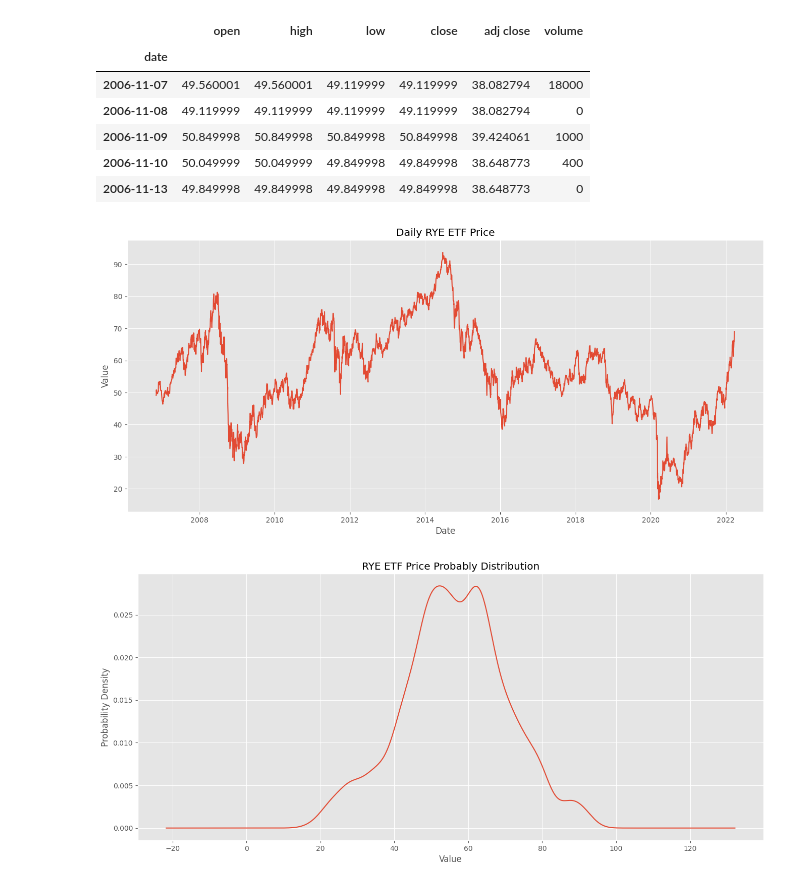
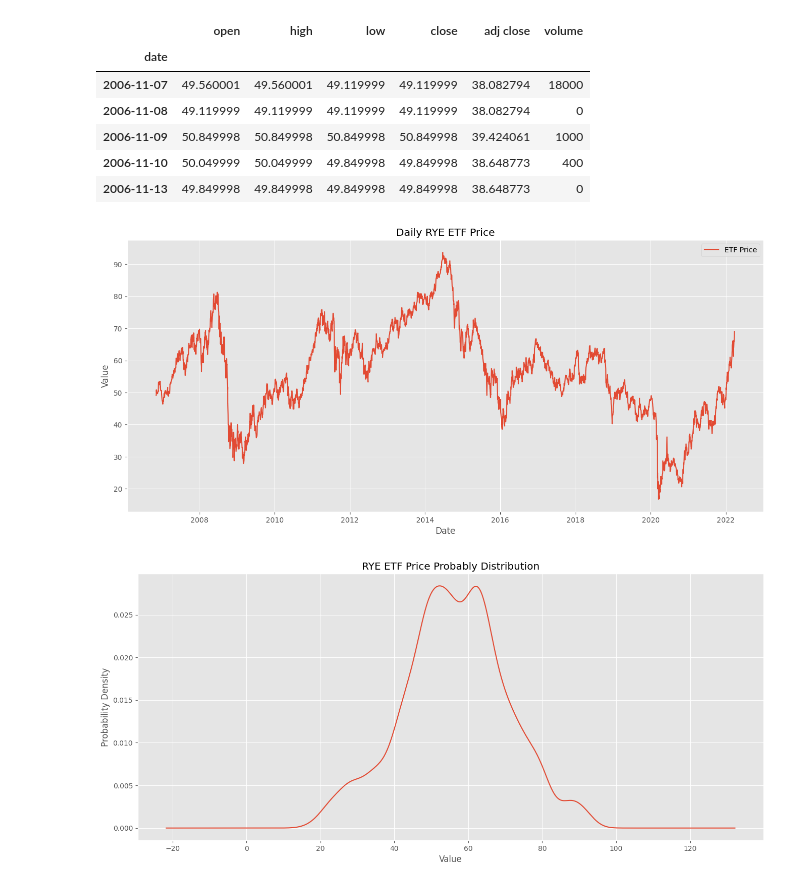
Before and after one commit to kobertlam/Energy_ETF_RYE_Forecast, a Jupyter notebook: machine_learning_model_1_ARIMA_univariate.ipynb, the cells around one changed output. Saved outputs shown, nothing was run; the diff lists cells and outputs as text; code cells hidden in the pictures.

```diff
--- a/machine_learning_model_1_ARIMA_univariate.ipynb
+++ b/machine_learning_model_1_ARIMA_univariate.ipynb
@@ -17,8 +24,12 @@ rcParams['figure.figsize'] = 16, 7
 # %%
 # Import data
-rye = pd.read_csv('rye.csv', parse_dates=['date'], index_col='date')
+
+rye = pd.read_csv('Resources/rye.csv', parse_dates=['date'], index_col='date')
 rye.dropna(inplace=True)
 
+# query = 'SELECT * FROM rye'
+# rye = pd.read_sql(query, db_connection, parse_dates=['date'], index_col='date')
+
 rye.head()
 # %% [output]
 |  | open | high | low | close | adj close | volume |
@@ -34,8 +45,10 @@ rye.head()
 ## Plot time series
 def plot_df(x, y, title='', xlabel='Date', ylabel='Value', dpi=100):
     plt.figure(figsize=(16, 7), dpi=dpi)
-    plt.plot(x, y)
+    for item in y:
+        plt.plot(x, item)
     plt.gca().set(title=title, xlabel=xlabel, ylabel=ylabel)
+    plt.legend(['ETF Price', 'Brent/Oil Price'], loc='best')
     plt.show()
 
 ## Plot probability density
@@ -103,9 +116,9 @@ def plot_forecast(train, test, res, title='RYE Index Price Forecast', xlabel='Da
     plt.show(block=False)
 # %%
 # Plot daily ETF price
-plot_df(x=rye.index, y=rye['close'], title='Daily RYE ETF Price')
+plot_df(x=rye.index, y=[rye['close']], title='Daily RYE ETF Price')
 # %% [output]
-[figure, old version]
+[figure, new version]
 # %%
 # Plot ETF price probability density
 plot_kde(rye.close, title='RYE ETF Price Probably Distribution', xlabel='Value', ylabel='Probability Density')
```
Also changed, not shown: parts of 4 cells of this notebook, 4 other files.
